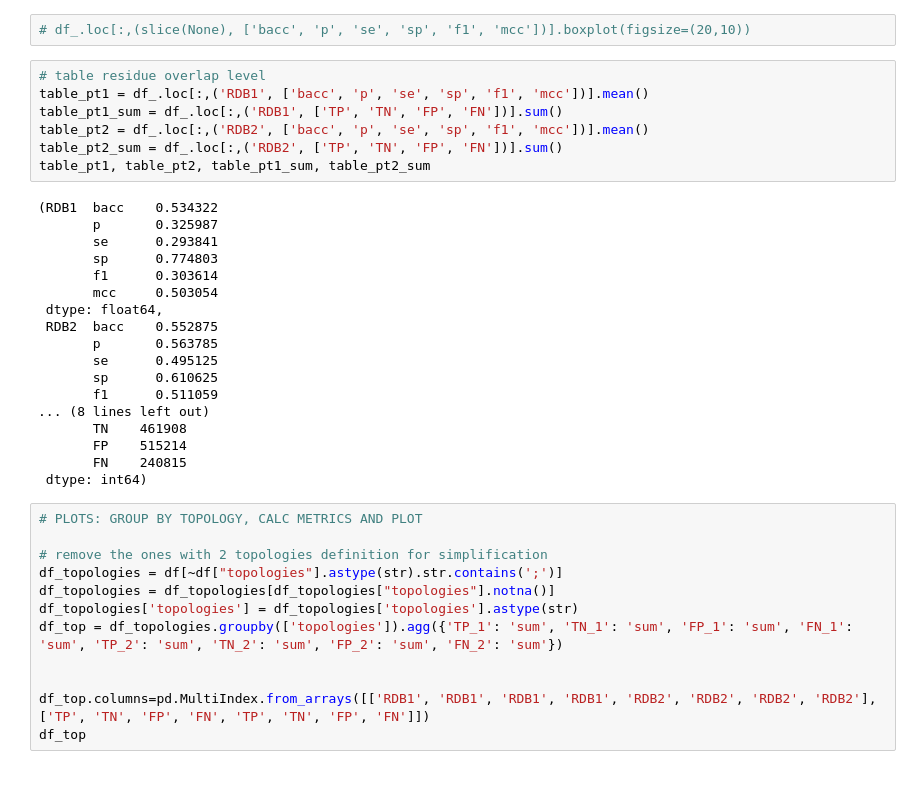
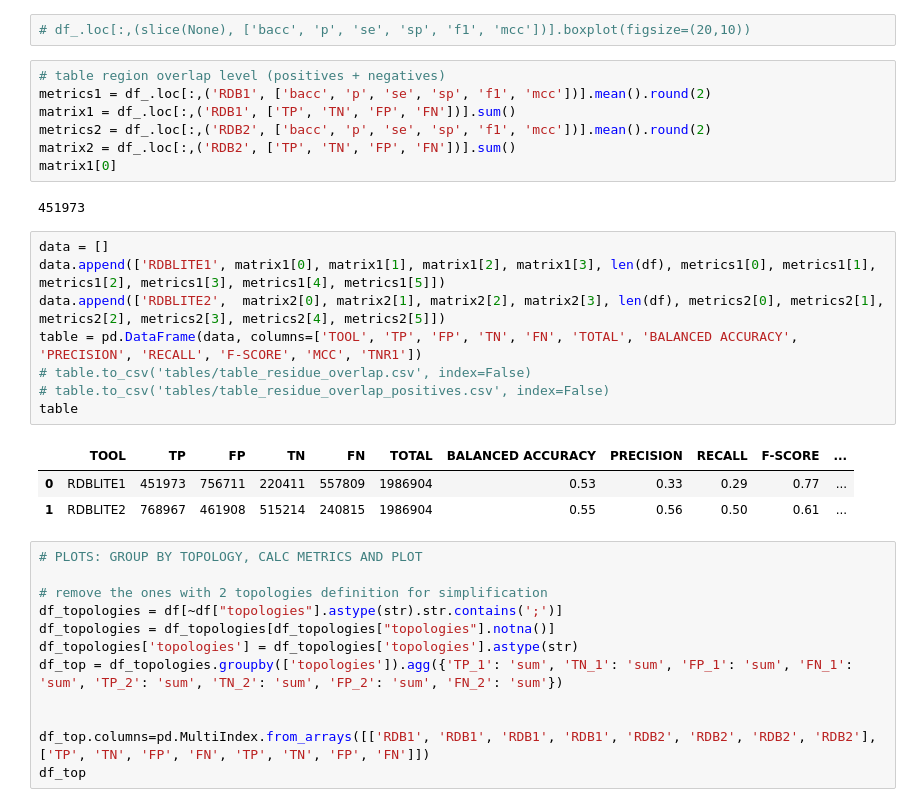
Before and after one commit to mb925/repeatsdb-lite-assessment, a Jupyter notebook: curated_assessment.ipynb, the cells around one changed output. Cells and saved outputs as stored; diff of their text form; blank space fills up the shorter version.

Commit message:
calculate table protein level

```diff
--- a/curated_assessment.ipynb
+++ b/curated_assessment.ipynb
@@ -204,30 +266,26 @@ df_.loc[:,('RDB1', ['bacc', 'p', 'se', 'sp', 'f1', 'mcc'])].boxplot(figsize=(20,
 # %%
 # df_.loc[:,(slice(None), ['bacc', 'p', 'se', 'sp', 'f1', 'mcc'])].boxplot(figsize=(20,10))
 # %%
-# table residue overlap level
-table_pt1 = df_.loc[:,('RDB1', ['bacc', 'p', 'se', 'sp', 'f1', 'mcc'])].mean()
-table_pt1_sum = df_.loc[:,('RDB1', ['TP', 'TN', 'FP', 'FN'])].sum()
-table_pt2 = df_.loc[:,('RDB2', ['bacc', 'p', 'se', 'sp', 'f1', 'mcc'])].mean()
-table_pt2_sum = df_.loc[:,('RDB2', ['TP', 'TN', 'FP', 'FN'])].sum()
-table_pt1, table_pt2, table_pt1_sum, table_pt2_sum
+# table region overlap level (positives + negatives)
+metrics1 = df_.loc[:,('RDB1', ['bacc', 'p', 'se', 'sp', 'f1', 'mcc'])].mean().round(2)
+matrix1 = df_.loc[:,('RDB1', ['TP', 'TN', 'FP', 'FN'])].sum()
+metrics2 = df_.loc[:,('RDB2', ['bacc', 'p', 'se', 'sp', 'f1', 'mcc'])].mean().round(2)
+matrix2 = df_.loc[:,('RDB2', ['TP', 'TN', 'FP', 'FN'])].sum()
+matrix1[0]
 # %% [output]
-(RDB1  bacc    0.534322
-       p       0.325987
-       se      0.293841
-       sp      0.774803
-       f1      0.303614
-       mcc     0.503054
- dtype: float64,
- RDB2  bacc    0.552875
-       p       0.563785
-       se      0.495125
-       sp      0.610625
-       f1      0.511059
-... (8 lines left out)
-       TN    461908
-       FP    515214
-       FN    240815
- dtype: int64)
+451973
+# %%
+data = []
+data.append(['RDBLITE1', matrix1[0], matrix1[1], matrix1[2], matrix1[3], len(df), metrics1[0], metrics1[1], metrics1[2], metrics1[3], metrics1[4], metrics1[5]])
+data.append(['RDBLITE2',  matrix2[0], matrix2[1], matrix2[2], matrix2[3], len(df), metrics2[0], metrics2[1], metrics2[2], metrics2[3], metrics2[4], metrics2[5]])
+table = pd.DataFrame(data, columns=['TOOL', 'TP', 'FP', 'TN', 'FN', 'TOTAL', 'BALANCED ACCURACY', 'PRECISION', 'RECALL', 'F-SCORE', 'MCC', 'TNR1'])
+# table.to_csv('tables/table_residue_overlap.csv', index=False)
+# table.to_csv('tables/table_residue_overlap_positives.csv', index=False)
+table
+# %% [output]
+|  | TOOL | TP | FP | TN | FN | TOTAL | BALANCED ACCURACY | PRECISION | RECALL | F-SCORE | ... |
+| 0 | RDBLITE1 | 451973 | 756711 | 220411 | 557809 | 1986904 | 0.53 | 0.33 | 0.29 | 0.77 | ... |
+| 1 | RDBLITE2 | 768967 | 461908 | 515214 | 240815 | 1986904 | 0.55 | 0.56 | 0.50 | 0.61 | ... |
 # %%
 # PLOTS: GROUP BY TOPOLOGY, CALC METRICS AND PLOT
 
```
Also changed, not shown: parts of 10 cells of this notebook.
